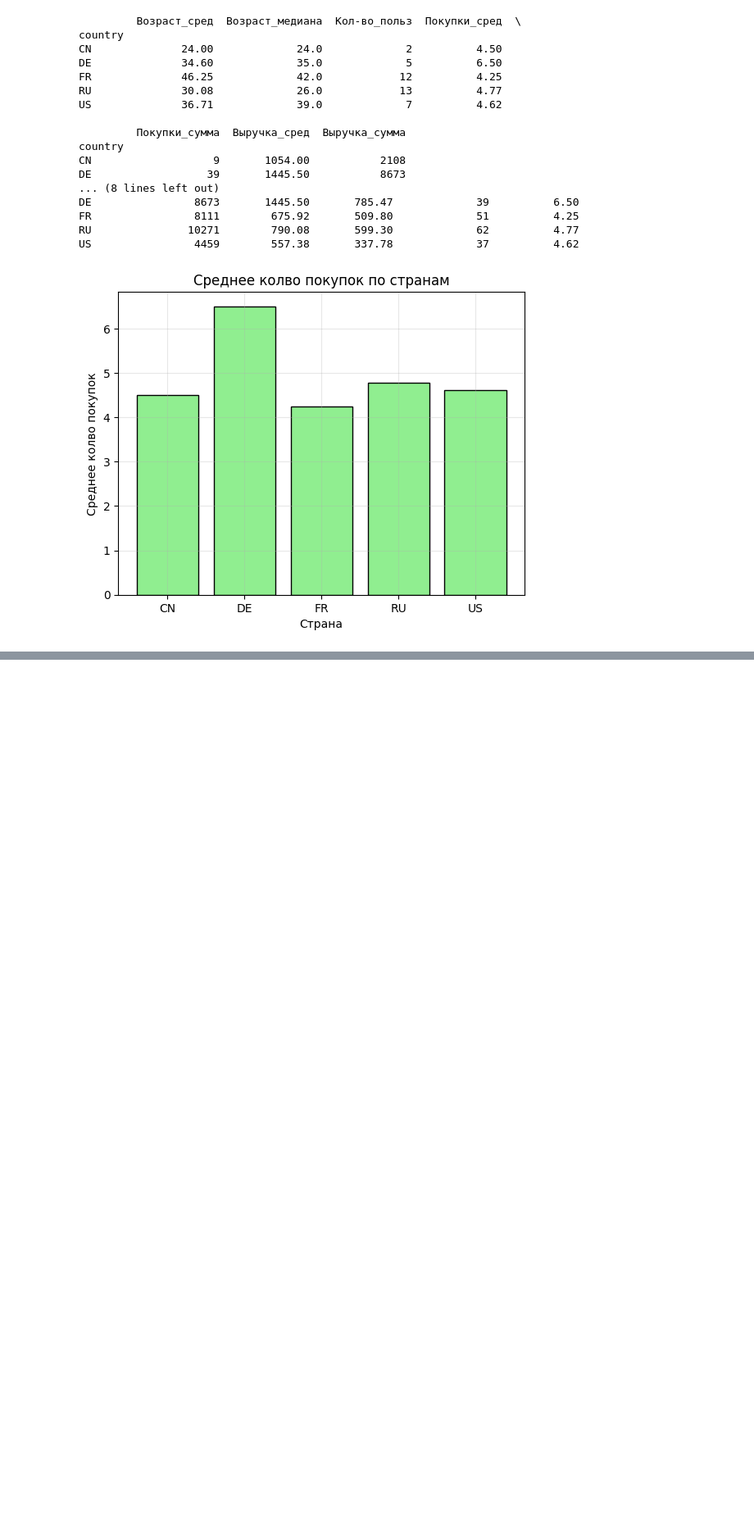
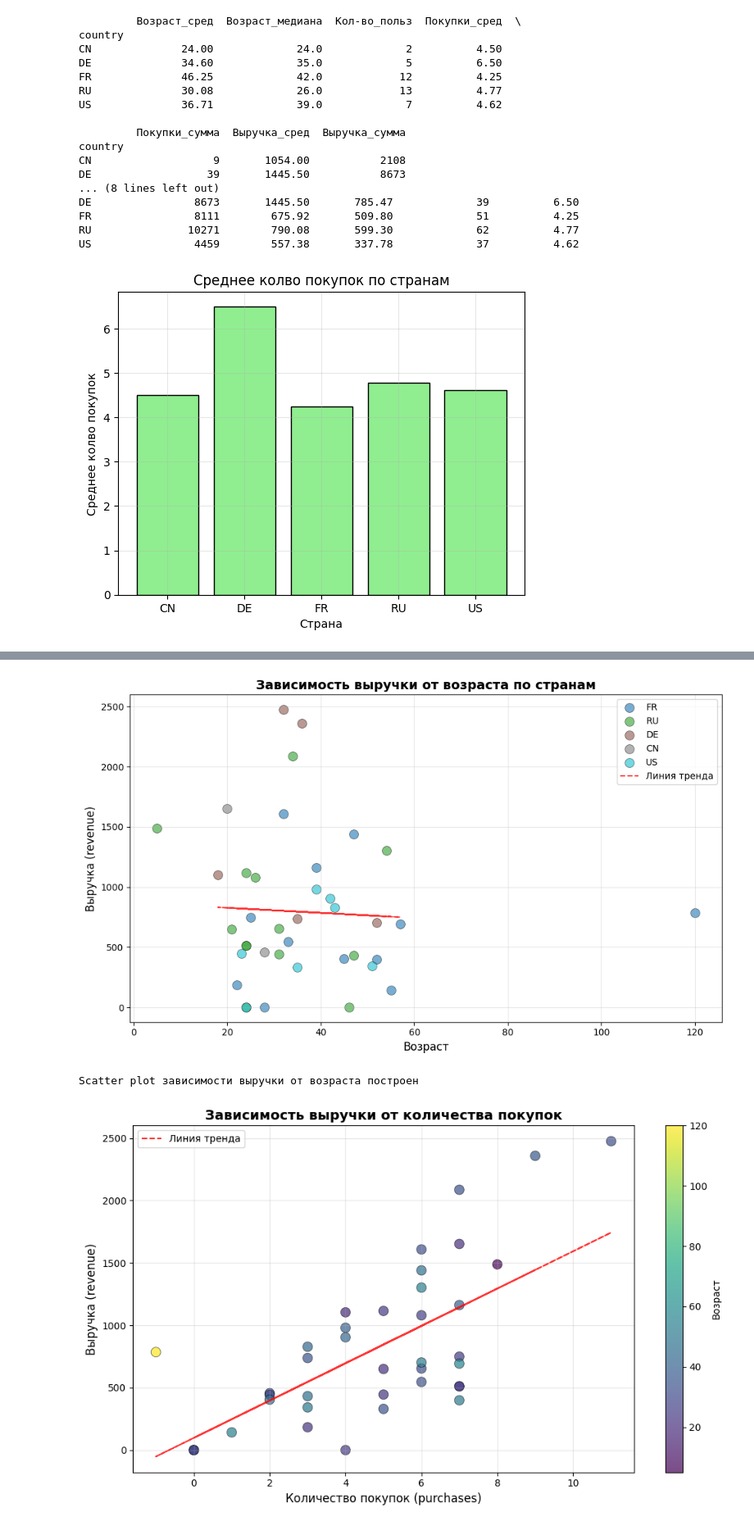
Before and after one commit to Pin228666/eshkere, a Jupyter notebook: homeworks/HW02/HW02.ipynb, the cells around one changed output, grey strips where cells are left out. Shown at 82% size. Cells and saved outputs as stored; diff of their text form; code cells hidden in the pictures; blank space fills up the shorter version.

```diff
--- a/homeworks/HW02/HW02.ipynb
+++ b/homeworks/HW02/HW02.ipynb
@@ -175,0 +259,65 @@ US                4459        557.38       337.78             37          4.62
+# %%
+
+plt.figure(figsize=(10, 6))
+
+countries = data['country'].unique()
+colors = plt.cm.tab10(np.linspace(0, 1, len(countries)))
+
+
+for i, country in enumerate(countries):
+    country_data = data[data['country'] == country]
+    plt.scatter(country_data['age'],
+               country_data['revenue'],
+               alpha=0.6,
+               color=colors[i],
+               label=country,
+               edgecolors='black',
+               linewidth=0.5,
+               s=100)
+
+plt.title('Зависимость выручки от возраста по странам', fontsize=14, fontweight='bold')
+plt.xlabel('Возраст', fontsize=12)
+plt.ylabel('Выручка (revenue)', fontsize=12)
+plt.legend(title='Страна')
+plt.grid(True, alpha=0.3)
+
+
+trend_data = data[(data['age'] >= 18) & (data['age'] <= 100)]
+z = np.polyfit(trend_data['age'], trend_data['revenue'], 1)
+p = np.poly1d(z)
+plt.plot(trend_data['age'], p(trend_data['age']), "r--", alpha=0.8, label='Линия тренда')
+
+plt.legend()
+plt.tight_layout()
+plt.show()
+print("Scatter plot зависимости выручки от возраста построен\n")
+
+
+plt.figure(figsize=(10, 6))
+plt.scatter(data['purchases'],
+           data['revenue'],
+           alpha=0.7,
+           c=data['age'],
+           cmap='viridis',
+           edgecolors='black',
+           linewidth=0.5,
+           s=100)
+
+plt.colorbar(label='Возраст')
+plt.title('Зависимость выручки от количества покупок', fontsize=14, fontweight='bold')
+plt.xlabel('Количество покупок (purchases)', fontsize=12)
+plt.ylabel('Выручка (revenue)', fontsize=12)
+plt.grid(True, alpha=0.3)
+
+
+z = np.polyfit(data['purchases'], data['revenue'], 1)
+p = np.poly1d(z)
+plt.plot(data['purchases'], p(data['purchases']), "r--", alpha=0.8, label='Линия тренда')
+
+plt.legend()
+plt.tight_layout()
+plt.show()
+# %% [output]
+[figure, added]
+Scatter plot зависимости выручки от возраста построен
+[figure, added]
```
Also changed, not shown: parts of 2 cells of this notebook.
